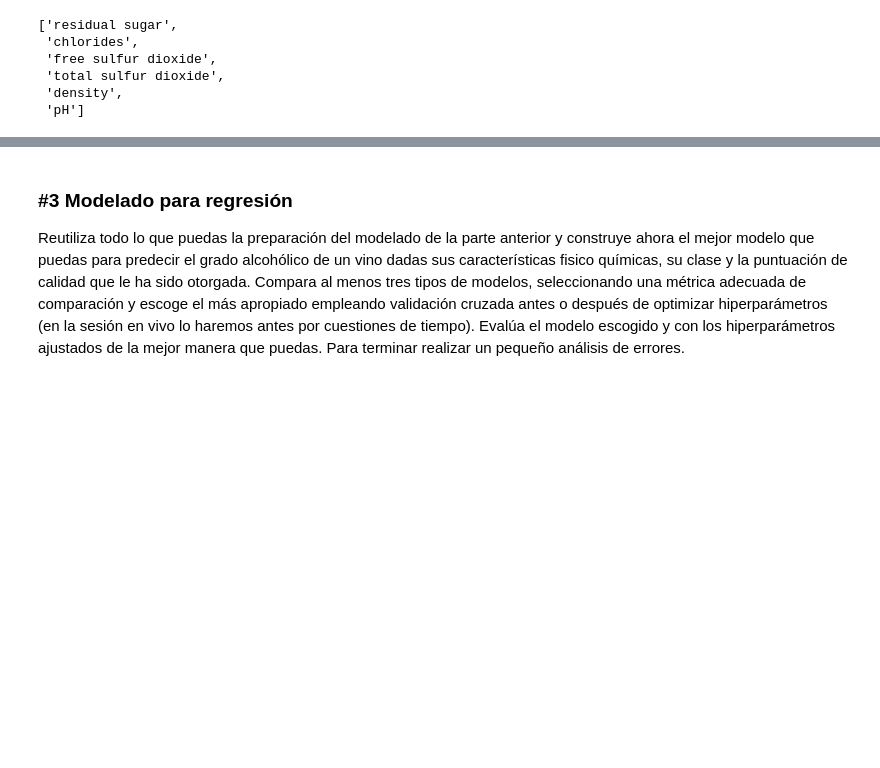
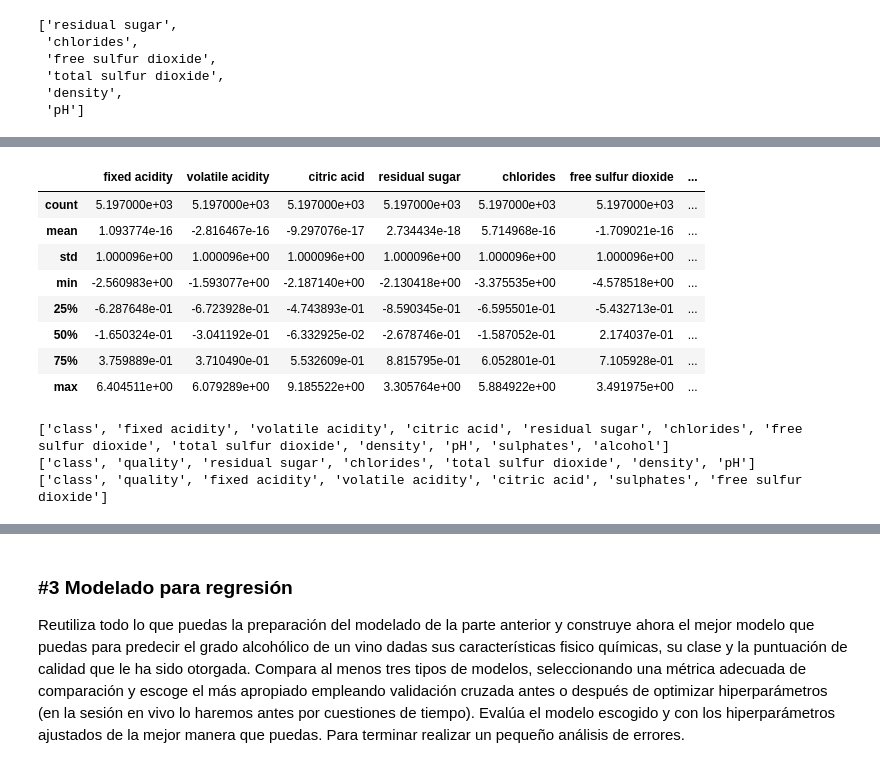
Before and after one commit to Fredmulato93/ONLINE_DS_THEBRIDGE_FRED_MULATO_93, a Jupyter notebook: 04_Machine_Learning/Sprint_12/Unidad_02/Practica_Obligatoria/18_Practica_Obligatoria_Repaso_Aprendizaje_Supervisado.ipynb, the cells around one changed output, grey strips where cells are left out. Cells and saved outputs as stored; diff of their text form; code cells hidden in the pictures; blank space fills up the shorter version.

```diff
--- a/04_Machine_Learning/Sprint_12/Unidad_02/Practica_Obligatoria/18_Practica_Obligatoria_Repaso_Aprendizaje_Supervisado.ipynb
+++ b/04_Machine_Learning/Sprint_12/Unidad_02/Practica_Obligatoria/18_Practica_Obligatoria_Repaso_Aprendizaje_Supervisado.ipynb
@@ -234,0 +292,18 @@ features_num_reg_1
+# %%
+scaler = StandardScaler()
+features_num_reg = features_num_clf.copy()
+features_num_reg.remove("alcohol")
+train_set_scaled[features_num_reg] = scaler.fit_transform(train_set_scaled[features_num_reg])
+test_set_scaled[features_num_reg] = scaler.transform(test_set_scaled[features_num_reg])
+# %%
+train_set_scaled[features_num_reg].describe()
+# %% [output]
+|  | fixed acidity | volatile acidity | citric acid | residual sugar | chlorides | free sulfur dioxide | ... |
+| count | 5.197000e+03 | 5.197000e+03 | 5.197000e+03 | 5.197000e+03 | 5.197000e+03 | 5.197000e+03 | ... |
+| mean | 1.093774e-16 | -2.816467e-16 | -9.297076e-17 | 2.734434e-18 | 5.714968e-16 | -1.709021e-16 | ... |
+| std | 1.000096e+00 | 1.000096e+00 | 1.000096e+00 | 1.000096e+00 | 1.000096e+00 | 1.000096e+00 | ... |
+| min | -2.560983e+00 | -1.593077e+00 | -2.187140e+00 | -2.130418e+00 | -3.375535e+00 | -4.578518e+00 | ... |
+| 25% | -6.287648e-01 | -6.723928e-01 | -4.743893e-01 | -8.590345e-01 | -6.595501e-01 | -5.432713e-01 | ... |
+| 50% | -1.650324e-01 | -3.041192e-01 | -6.332925e-02 | -2.678746e-01 | -1.587052e-01 | 2.174037e-01 | ... |
+| 75% | 3.759889e-01 | 3.710490e-01 | 5.532609e-01 | 8.815795e-01 | 6.052801e-01 | 7.105928e-01 | ... |
+| max | 6.404511e+00 | 6.079289e+00 | 9.185522e+00 | 3.305764e+00 | 5.884922e+00 | 3.491975e+00 | ... |
@@ -234,0 +316,33 @@ features_num_reg_1
+# %%
+y_train_clf = train_set[target_clf]
+y_test_clf = test_set[target_clf]
+y_train_reg = train_set[target_reg]
+y_test_reg = test_set[target_reg]
+
+X_train_clf_dict = {}
+X_test_clf_dict = {}
+
+X_train_reg_dict = {}
+X_test_reg_dict = {}
+
+# Juegos X_train clasificación
+features_set_name = ["todas"]
+features_set = [features_cat_clf + features_num_clf]
+
+for set_name, feature_list in zip(features_set_name, features_set):
+    print(feature_list)
+    X_train_clf_dict[set_name] = train_set_scaled_clf[feature_list]
+    X_test_clf_dict[set_name] = test_set_scaled_clf[feature_list]
+
+# Juegos X_train regresión
+features_set_name = ["cat+num_1", "todas"]
+features_set = [features_cat_reg + features_num_reg_1, features_cat_reg + features_num_reg_2]
+
+for set_name, feature_list in zip(features_set_name, features_set):
+    print(feature_list)
+    X_train_reg_dict[set_name] = train_set_scaled[feature_list]
+    X_test_reg_dict[set_name] = test_set_scaled[feature_list]
+# %% [output]
+['class', 'fixed acidity', 'volatile acidity', 'citric acid', 'residual sugar', 'chlorides', 'free sulfur dioxide', 'total sulfur dioxide', 'density', 'pH', 'sulphates', 'alcohol']
+['class', 'quality', 'residual sugar', 'chlorides', 'total sulfur dioxide', 'density', 'pH']
+['class', 'quality', 'fixed acidity', 'volatile acidity', 'citric acid', 'sulphates', 'free sulfur dioxide']
```
Also changed, not shown: parts of 15 cells of this notebook.
